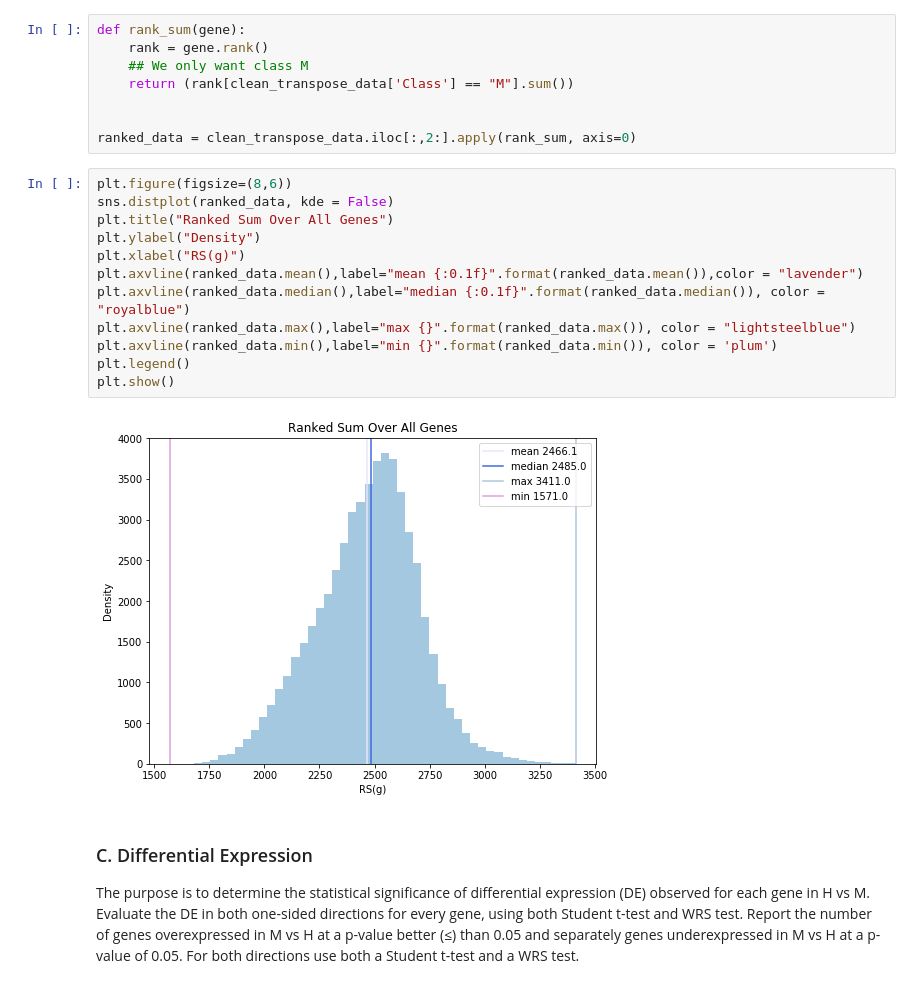
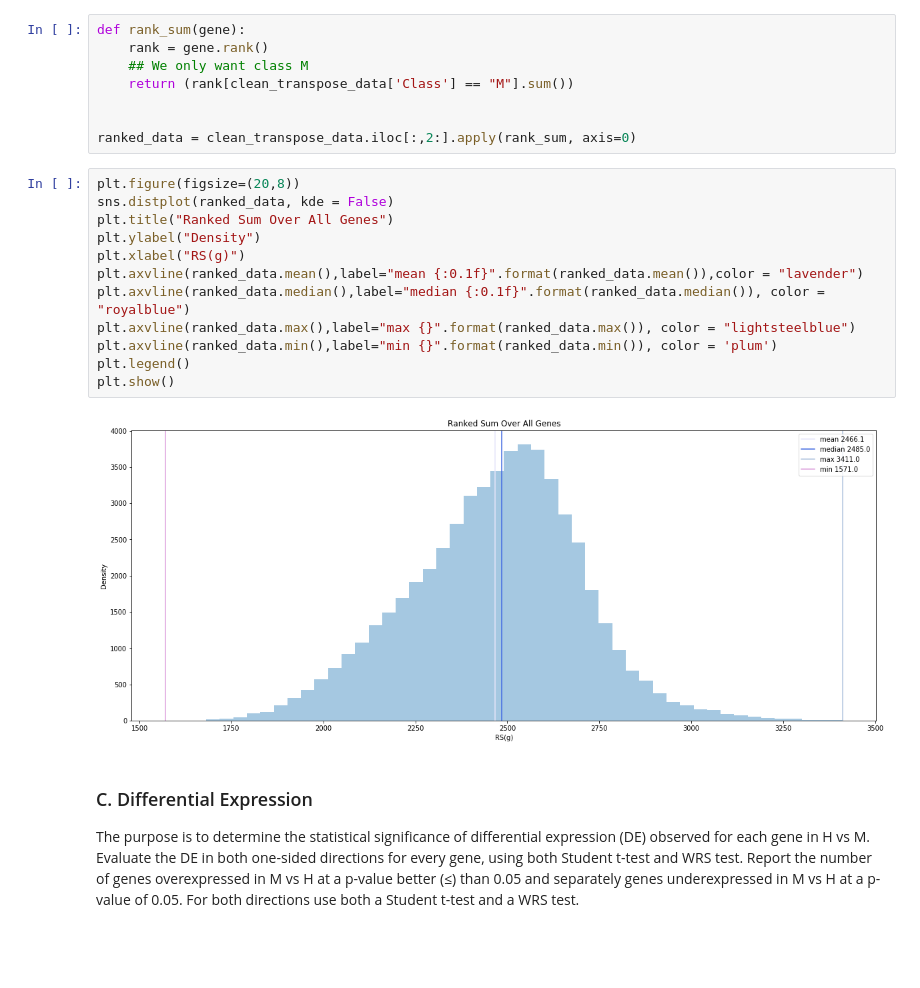
Before and after one commit to mayakerem/StatisticsDataAnalysis, a Jupyter notebook: HW4/204818181_329827190.ipynb, the cells around one changed output. Cells and saved outputs as stored; diff of their text form; blank space fills up the shorter version.

```diff
--- a/HW4/204818181_329827190.ipynb
+++ b/HW4/204818181_329827190.ipynb
@@ -143,19 +143,19 @@ def rank_sum(gene):
 
 ranked_data = clean_transpose_data.iloc[:,2:].apply(rank_sum, axis=0)
 # %%
-plt.figure(figsize=(8,6))
+plt.figure(figsize=(20,8))
 sns.distplot(ranked_data, kde = False)
 plt.title("Ranked Sum Over All Genes")
 plt.ylabel("Density")
 plt.xlabel("RS(g)")
 plt.axvline(ranked_data.mean(),label="mean {:0.1f}".format(ranked_data.mean()),color = "lavender")
 plt.axvline(ranked_data.median(),label="median {:0.1f}".format(ranked_data.median()), color = "royalblue")
 plt.axvline(ranked_data.max(),label="max {}".format(ranked_data.max()), color = "lightsteelblue")
 plt.axvline(ranked_data.min(),label="min {}".format(ranked_data.min()), color = 'plum')
 plt.legend()
 plt.show()
 # %% [output]
-[figure, old version]
+[figure, new version]
 # %% [markdown]
 ### C. Differential Expression
 The purpose is to determine the statistical significance of differential expression (DE) observed for each gene in H vs M.
```
Also changed, not shown: parts of 9 cells of this notebook, 4 other files.
